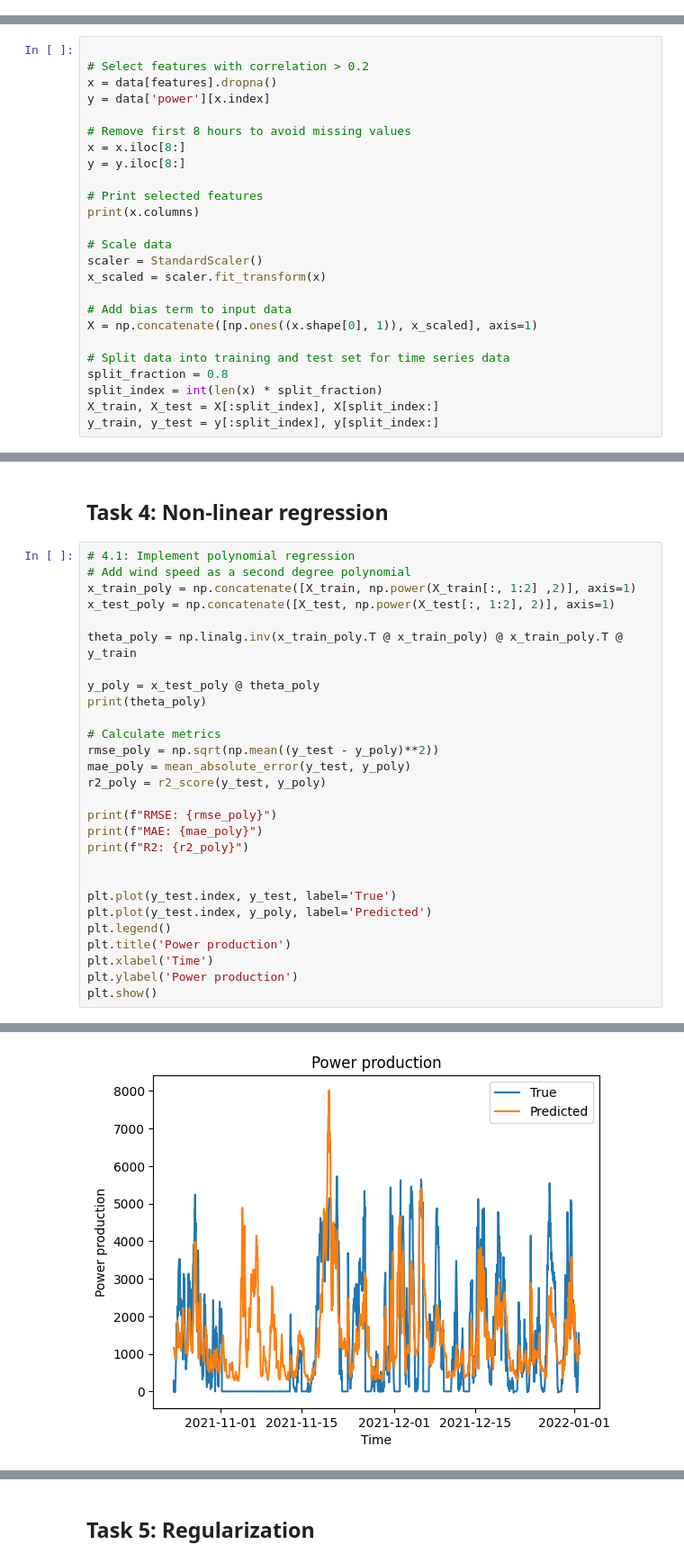
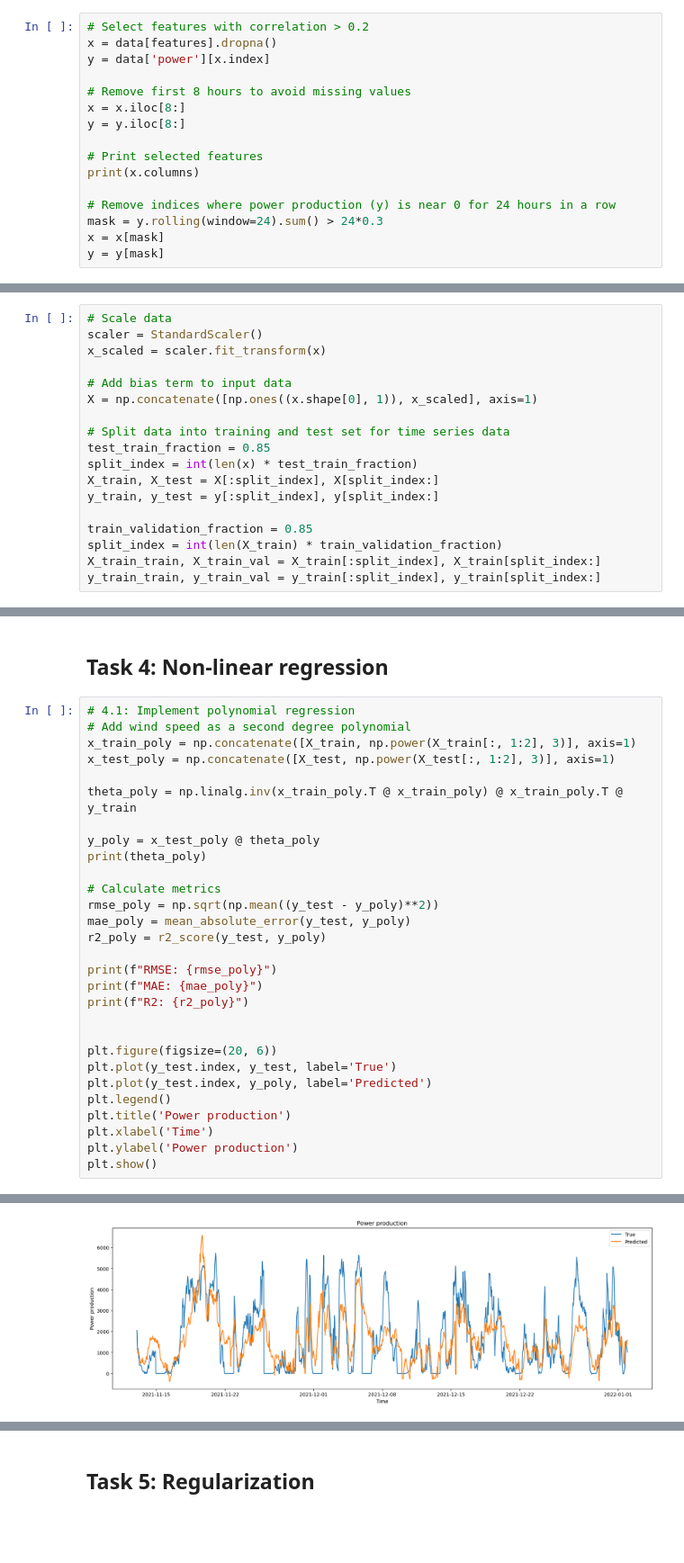
Before and after one commit to JacobSkaarup/46765_assignment1, a Jupyter notebook: main.ipynb, the cells around one changed output, grey strips where cells are left out. Shown at 90% size. Cells and saved outputs as stored; diff of their text form; blank space fills up the shorter version.

```diff
--- a/main.ipynb
+++ b/main.ipynb
@@ -236,3 +233,19 @@ plt.show()
 # %% [output]
 [figure]
 [figure]
+# %%
+# Select features with correlation > 0.2
+x = data[features].dropna()
+y = data['power'][x.index]
+
+# Remove first 8 hours to avoid missing values
+x = x.iloc[8:]
+y = y.iloc[8:]
+
+# Print selected features
+print(x.columns)
+
+# Remove indices where power production (y) is near 0 for 24 hours in a row
+mask = y.rolling(window=24).sum() > 24*0.3
+x = x[mask]
+y = y[mask]
@@ -239,16 +254,4 @@ plt.show()
 # %%
-
-# Select features with correlation > 0.2
-x = data[features].dropna()
-y = data['power'][x.index]
-
-# Remove first 8 hours to avoid missing values
-x = x.iloc[8:]
-y = y.iloc[8:]
-
-# Print selected features
-print(x.columns)
-
 # Scale data
 scaler = StandardScaler()
 x_scaled = scaler.fit_transform(x)
@@ -257,7 +260,12 @@ x_scaled = scaler.fit_transform(x)
 X = np.concatenate([np.ones((x.shape[0], 1)), x_scaled], axis=1)
 
 # Split data into training and test set for time series data
-split_fraction = 0.8
-split_index = int(len(x) * split_fraction)
+test_train_fraction = 0.85
+split_index = int(len(x) * test_train_fraction)
 X_train, X_test = X[:split_index], X[split_index:]
 y_train, y_test = y[:split_index], y[split_index:]
+
+train_validation_fraction = 0.85
+split_index = int(len(X_train) * train_validation_fraction)
+X_train_train, X_train_val = X_train[:split_index], X_train[split_index:]
+y_train_train, y_train_val = y_train[:split_index], y_train[split_index:]
@@ -352,8 +356,8 @@ R2: 0.4096664808211924
 # %%
 # 4.1: Implement polynomial regression
 # Add wind speed as a second degree polynomial
-x_train_poly = np.concatenate([X_train, np.power(X_train[:, 1:2] ,2)], axis=1)
-x_test_poly = np.concatenate([X_test, np.power(X_test[:, 1:2], 2)], axis=1)
+x_train_poly = np.concatenate([X_train, np.power(X_train[:, 1:2], 3)], axis=1)
+x_test_poly = np.concatenate([X_test, np.power(X_test[:, 1:2], 3)], axis=1)
 
 theta_poly = np.linalg.inv(x_train_poly.T @ x_train_poly) @ x_train_poly.T @ y_train
 
@@ -370,6 +374,7 @@ print(f"MAE: {mae_poly}")
 print(f"R2: {r2_poly}")
 
 
+plt.figure(figsize=(20, 6))
 plt.plot(y_test.index, y_test, label='True')
 plt.plot(y_test.index, y_poly, label='Predicted')
 plt.legend()
@@ -386,4 +391,4 @@ R2: 0.363614241266091
-[figure, old version]
+[figure, new version]
 # %%
 # 4.2: Implement weighted least squares
 # Possible kernels
```
Also changed, not shown: parts of 27 cells of this notebook.
